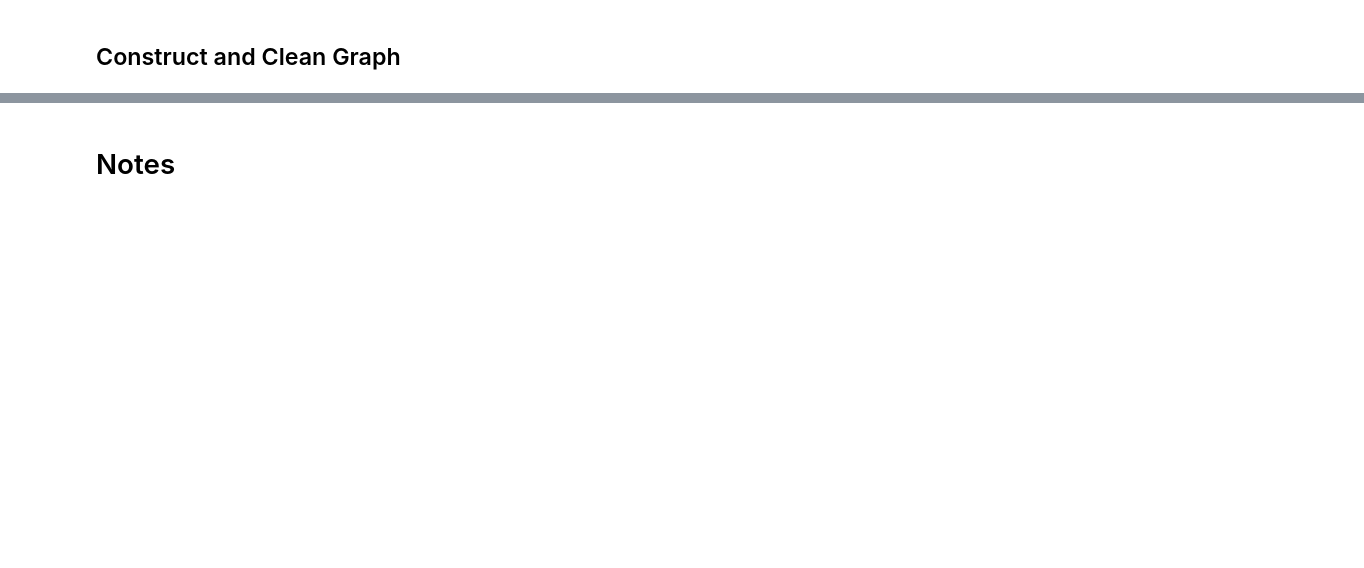
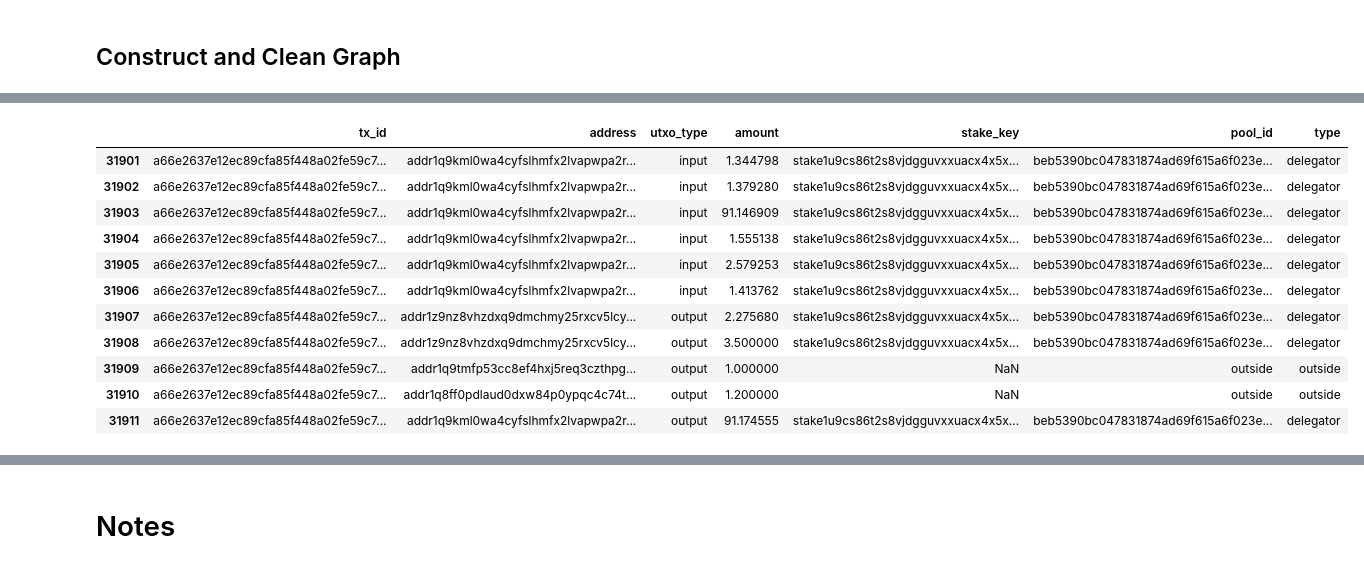
Before and after one commit to alvail/caa-cardano-exchanges, a Jupyter notebook: notebooks/binance.ipynb, the cells around one changed output, grey strips where cells are left out. Saved outputs shown, nothing was run; the diff lists cells and outputs as text; code cells hidden in the pictures; blank space fills up the shorter version.

```diff
--- a/notebooks/binance.ipynb
+++ b/notebooks/binance.ipynb
@@ -131 +118,16 @@ joined
 49269 rows × 7 columns
+# %%
+joined[joined['tx_id'] == 'a66e2637e12ec89cfa85f448a02fe59c762bf5471b0ec9fa4beef098c28f70ec']
+# %% [output]
+|  | tx_id | address | utxo_type | amount | stake_key | pool_id | type |
+| 31901 | a66e2637e12ec89cfa85f448a02fe59c7... | addr1q9kml0wa4cyfslhmfx2lvapwpa2r... | input | 1.344798 | stake1u9cs86t2s8vjdgguvxxuacx4x5x... | beb5390bc047831874ad69f615a6f023e... | delegator |
+| 31902 | a66e2637e12ec89cfa85f448a02fe59c7... | addr1q9kml0wa4cyfslhmfx2lvapwpa2r... | input | 1.379280 | stake1u9cs86t2s8vjdgguvxxuacx4x5x... | beb5390bc047831874ad69f615a6f023e... | delegator |
+| 31903 | a66e2637e12ec89cfa85f448a02fe59c7... | addr1q9kml0wa4cyfslhmfx2lvapwpa2r... | input | 91.146909 | stake1u9cs86t2s8vjdgguvxxuacx4x5x... | beb5390bc047831874ad69f615a6f023e... | delegator |
+| 31904 | a66e2637e12ec89cfa85f448a02fe59c7... | addr1q9kml0wa4cyfslhmfx2lvapwpa2r... | input | 1.555138 | stake1u9cs86t2s8vjdgguvxxuacx4x5x... | beb5390bc047831874ad69f615a6f023e... | delegator |
+| 31905 | a66e2637e12ec89cfa85f448a02fe59c7... | addr1q9kml0wa4cyfslhmfx2lvapwpa2r... | input | 2.579253 | stake1u9cs86t2s8vjdgguvxxuacx4x5x... | beb5390bc047831874ad69f615a6f023e... | delegator |
+| 31906 | a66e2637e12ec89cfa85f448a02fe59c7... | addr1q9kml0wa4cyfslhmfx2lvapwpa2r... | input | 1.413762 | stake1u9cs86t2s8vjdgguvxxuacx4x5x... | beb5390bc047831874ad69f615a6f023e... | delegator |
+| 31907 | a66e2637e12ec89cfa85f448a02fe59c7... | addr1z9nz8vhzdxq9dmchmy25rxcv5lcy... | output | 2.275680 | stake1u9cs86t2s8vjdgguvxxuacx4x5x... | beb5390bc047831874ad69f615a6f023e... | delegator |
+| 31908 | a66e2637e12ec89cfa85f448a02fe59c7... | addr1z9nz8vhzdxq9dmchmy25rxcv5lcy... | output | 3.500000 | stake1u9cs86t2s8vjdgguvxxuacx4x5x... | beb5390bc047831874ad69f615a6f023e... | delegator |
+| 31909 | a66e2637e12ec89cfa85f448a02fe59c7... | addr1q9tmfp53cc8ef4hxj5req3czthpg... | output | 1.000000 | NaN | outside | outside |
+| 31910 | a66e2637e12ec89cfa85f448a02fe59c7... | addr1q8ff0pdlaud0dxw84p0ypqc4c74t... | output | 1.200000 | NaN | outside | outside |
+| 31911 | a66e2637e12ec89cfa85f448a02fe59c7... | addr1q9kml0wa4cyfslhmfx2lvapwpa2r... | output | 91.174555 | stake1u9cs86t2s8vjdgguvxxuacx4x5x... | beb5390bc047831874ad69f615a6f023e... | delegator |
```
Also changed, not shown: parts of 7 cells of this notebook, 2 other files.
